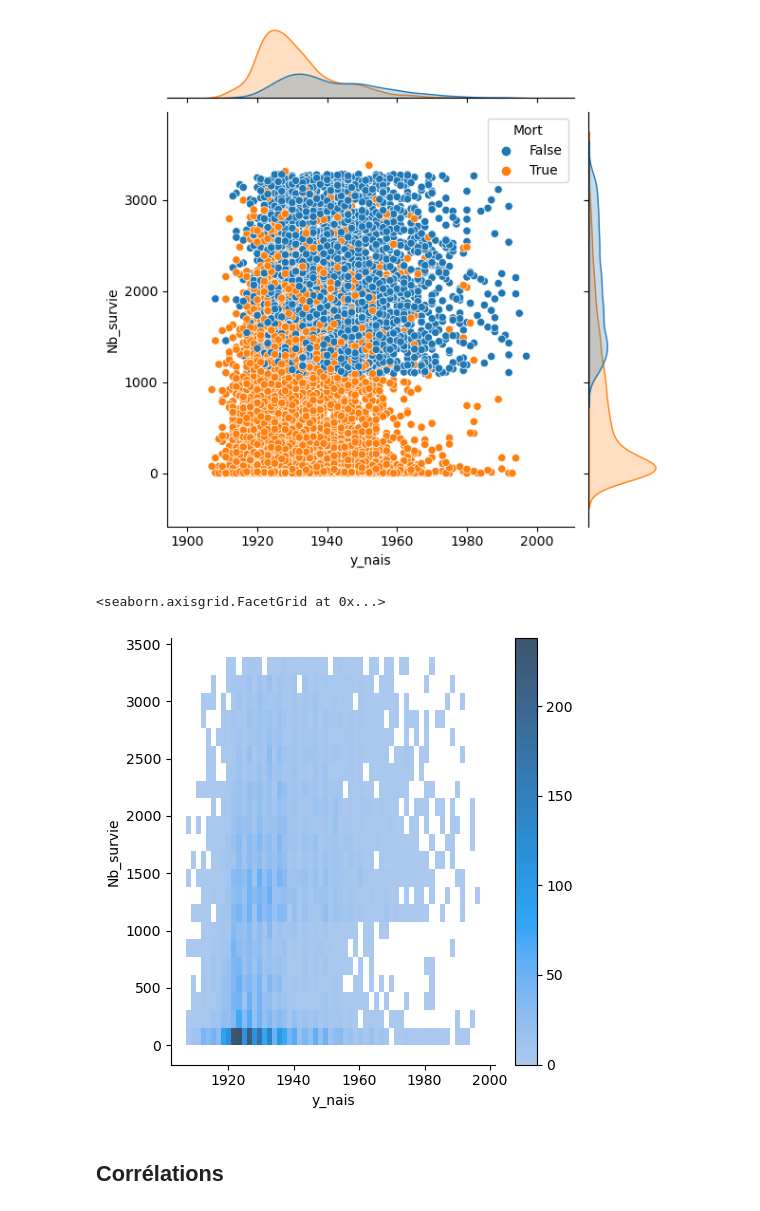
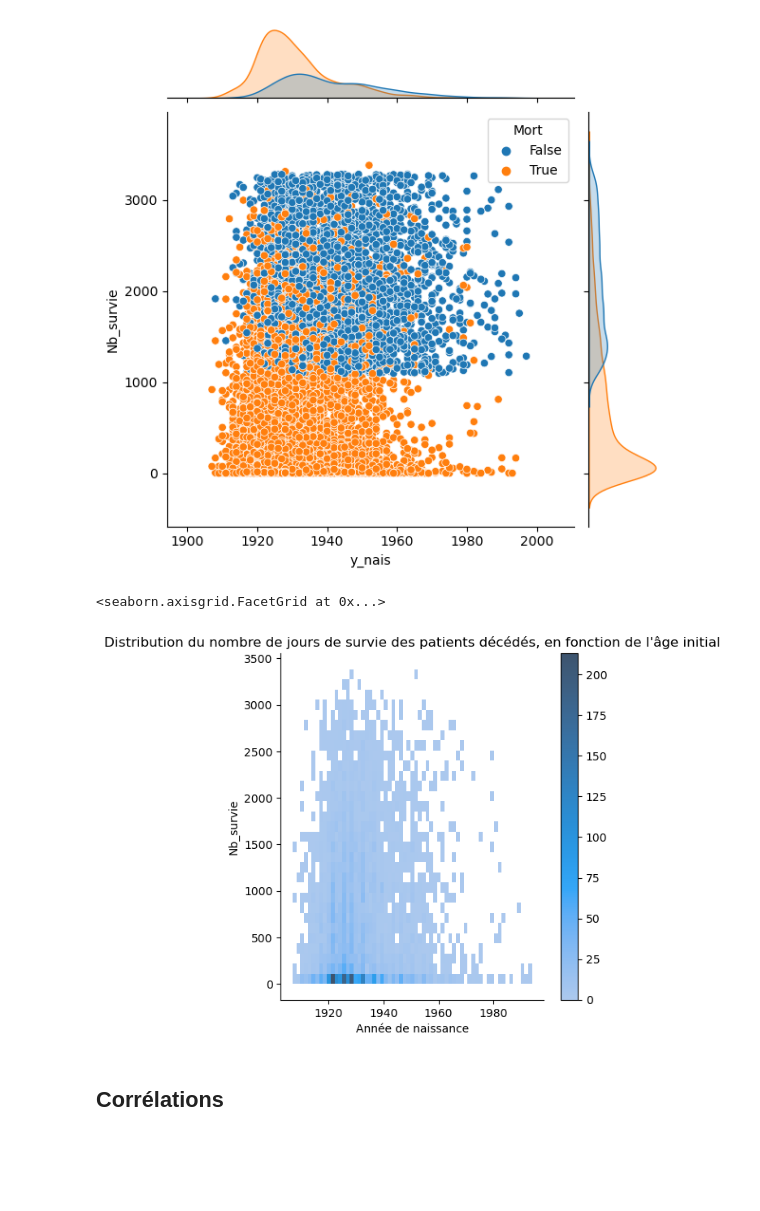
Before and after one commit to Kirscher/TextMining_Parcours_de_soin, a Jupyter notebook: EDA.ipynb, the cells around one changed output. Saved outputs shown, nothing was run; the diff lists cells and outputs as text; code cells hidden in the pictures; blank space fills up the shorter version.

```diff
--- a/EDA.ipynb
+++ b/EDA.ipynb
@@ -133,11 +136,14 @@ sns.jointplot(data=patient, x="y_nais", y="Nb_survie", hue="Mort")
 <seaborn.axisgrid.JointGrid at 0x...>
 [figure]
 # %%
-sns.displot(patient, x="y_nais", y="Nb_survie", cbar=True
-            #kind="kde"
-           )
+data=patient[patient["Mort"]==True]
+titre="Distribution du nombre de jours de survie des patients décédés, en fonction de l'âge initial"
+g=sns.displot(data, x="y_nais", y="Nb_survie", cbar=True,
+            #kind="kde",
+           ).set(title=titre)
+g.set_axis_labels("Année de naissance")
 # %% [output]
 <seaborn.axisgrid.FacetGrid at 0x...>
-[figure, old version]
+[figure, new version]
 # %% [markdown]
 ## Corrélations
```
Also changed, not shown: parts of 6 cells of this notebook.
